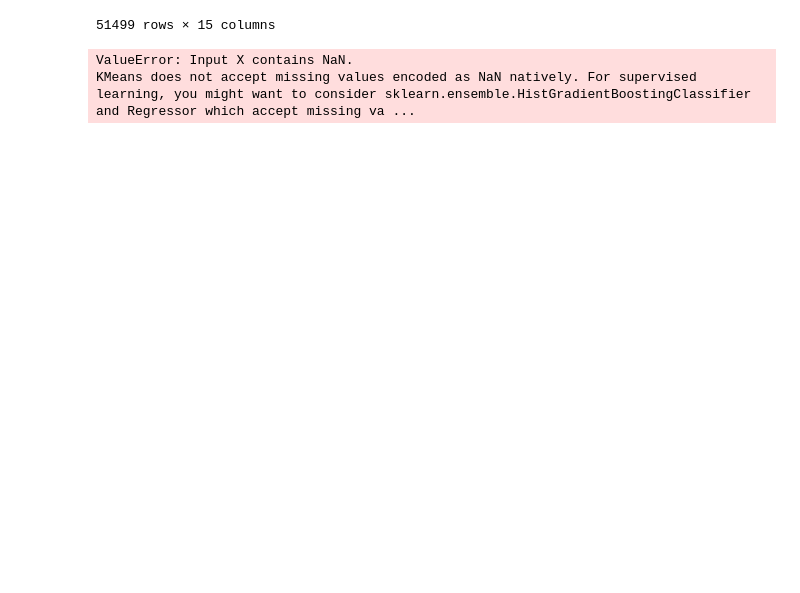
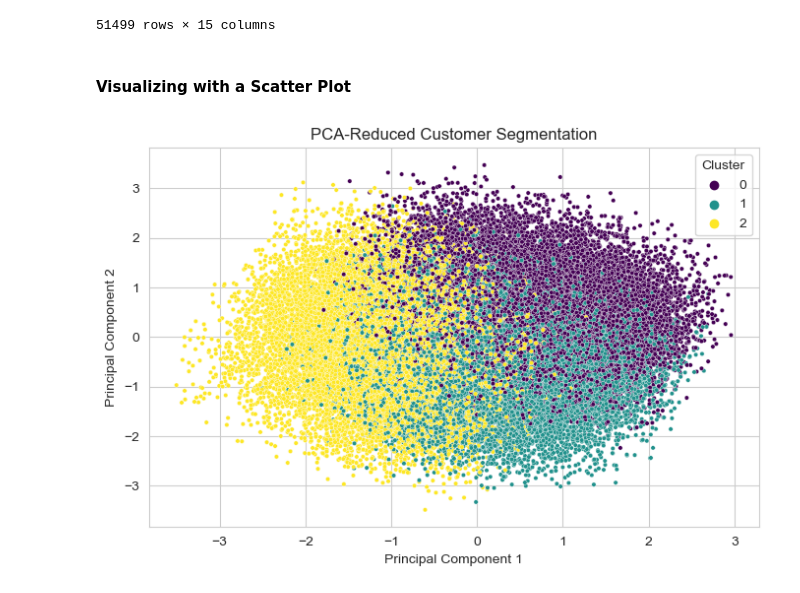
Before and after one commit to adobea-dev/Customer-churn-prediction, a Jupyter notebook: Churn_analysis.ipynb, the cells around one changed output. Cells and saved outputs as stored; diff of their text form; code cells hidden in the pictures; blank space fills up the shorter version.

```diff
--- a/Churn_analysis.ipynb
+++ b/Churn_analysis.ipynb
@@ -113,6 +128,8 @@ min         0.000000       0.000000    100.000000          1.000000
 50%         6.000000      19.000000    534.000000         15.000000
 75%         8.000000      25.000000    768.000000         23.000000
 max        10.000000      30.000000   1000.000000         30.000000
+# %%
+churn_data = churn_data.dropna()
 # %%
 #Visualizing the Distributions
 # Set style
@@ -432,3 +409,6 @@ plt.show()
+# %%
+imputer = SimpleImputer(strategy='mean')
+X_train_transformed = pd.DataFrame(imputer.fit_transform(X_train_transformed), columns=X_train_transformed.columns)
 # %%
 X_train_transformed
 # %% [output]
@@ -448,17 +430,27 @@ X_train_transformed
 # %%
-# Convert transformed data into a DataFrame
-X_train_transformed = pd.DataFrame(
-    X_train_transformed,
-    columns=[f"feature_{i}" for i in range(X_train_transformed.shape[1])]
-)
+kmeans = KMeans(n_clusters=3, random_state=42, n_init=10)
 
-# Apply clustering for K=3 and K=4
-for K in [3, 4]:
-    kmeans = KMeans(n_clusters=K, random_state=42)
-    X_train_transformed["Cluster"] = kmeans.fit_predict(X_train_transformed)
+# Fit model and get cluster labels
+clusters = kmeans.fit_predict(X_train_transformed)
 
-    print(f"Cluster assignments for K={K}:")
-    print(X_train_transformed["Cluster"].value_counts())
+# Add cluster labels to the dataframe
+X_train_transformed['Cluster'] = clusters
-# %% [output]
-ValueError: Input X contains NaN.
-KMeans does not accept missing values encoded as NaN natively. For supervised learning, you might want to consider sklearn.ensemble.HistGradientBoostingClassifier and Regressor which accept missing va ...
+# %% [markdown]
+#### Visualizing with a Scatter Plot
+# %%
+pca = PCA(n_components=2, whiten=False)  # Added whiten=Falseto avoid unnecessarily rescale since my X_transformed has already been scaled
+X_pca = pca.fit_transform(X_train_transformed.drop(columns=['Cluster']))
+
+# Convert to DataFrame
+X_pca_df = pd.DataFrame(X_pca, columns=['PC1', 'PC2'])
+X_pca_df['Cluster'] = clusters
+
+# Plot PCA-transformed clusters
+plt.figure(figsize=(8,5))
+sns.scatterplot(data=X_pca_df, x='PC1', y='PC2', hue='Cluster', palette='viridis', s=10)
+plt.title("PCA-Reduced Customer Segmentation")
+plt.xlabel("Principal Component 1")
+plt.ylabel("Principal Component 2")
+plt.show()
+# %% [output]
+[figure, added]
```
Also changed, not shown: parts of 21 cells of this notebook.
